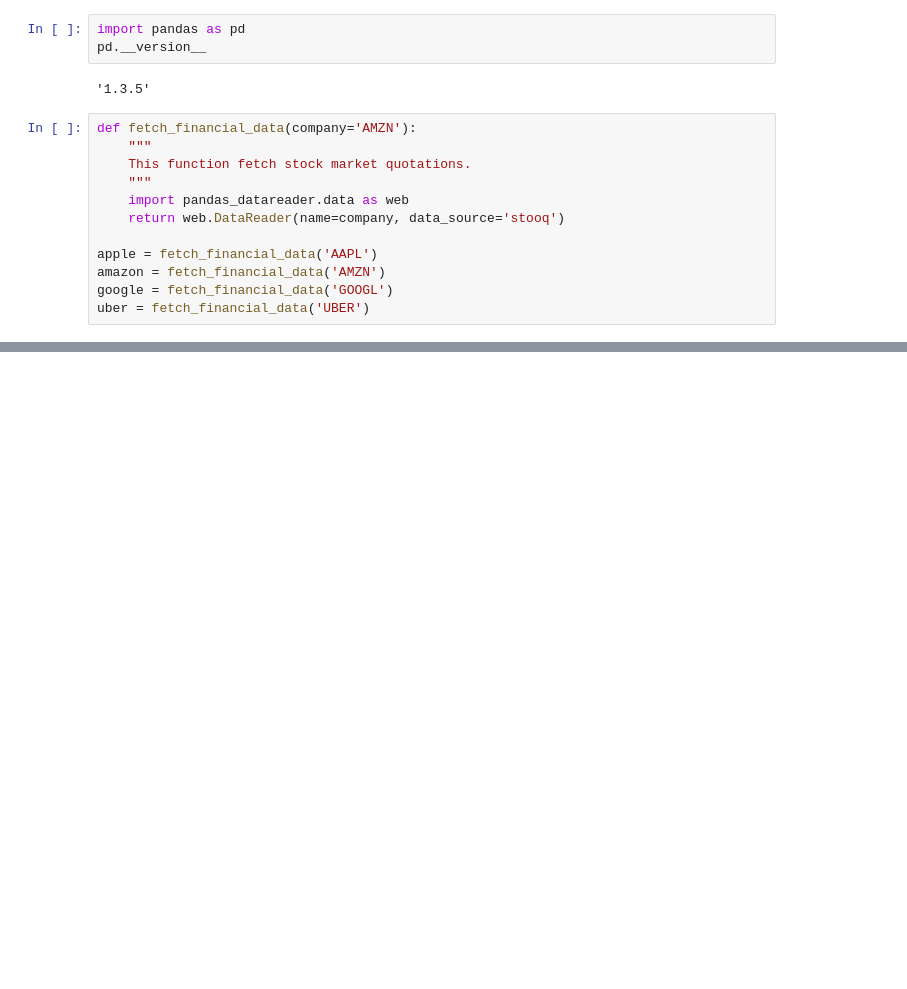
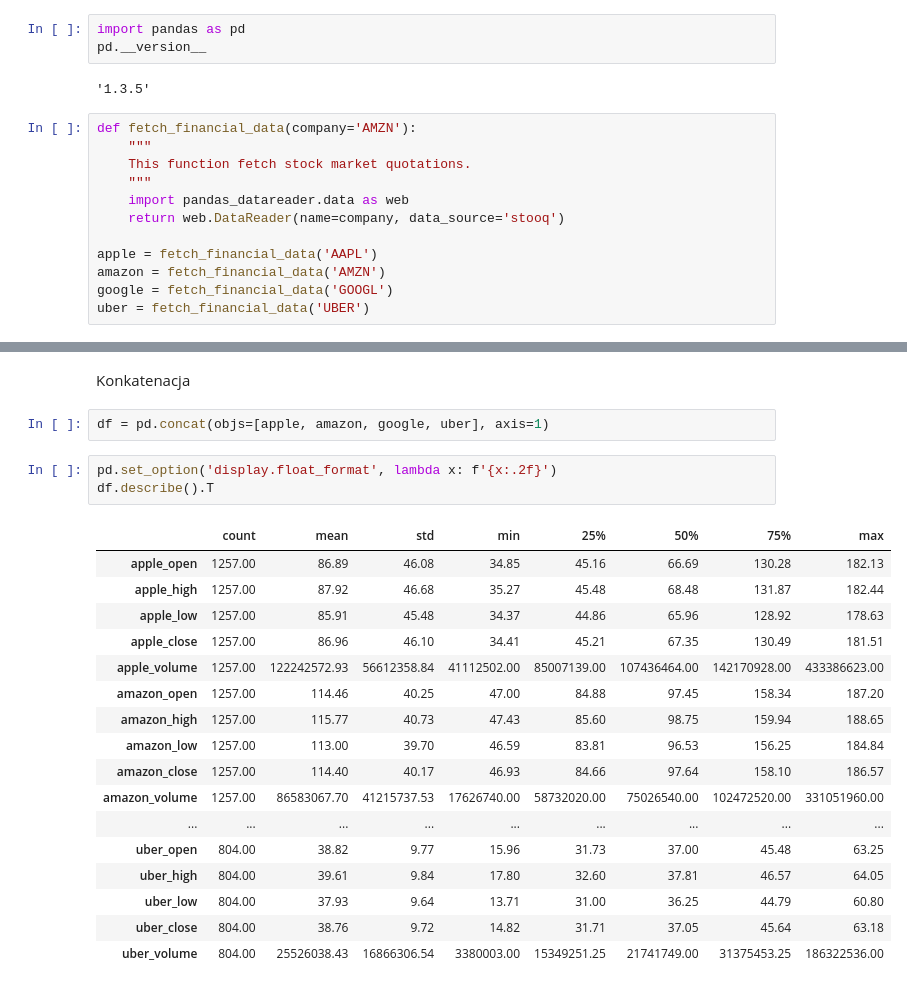
Before and after one commit to martynawl/data-science-bootcamp, a Jupyter notebook: 03_pandas.ipynb, the cells around one changed output, grey strips where cells are left out. Saved outputs shown, nothing was run; the diff lists cells and outputs as text; blank space fills up the shorter version.

```diff
--- a/03_pandas.ipynb
+++ b/03_pandas.ipynb
@@ -1360,0 +1418,25 @@ uber = fetch_financial_data('UBER')
+# %% [markdown]
+Konkatenacja
+# %%
+df = pd.concat(objs=[apple, amazon, google, uber], axis=1)
+# %%
+pd.set_option('display.float_format', lambda x: f'{x:.2f}')
+df.describe().T
+# %% [output]
+|  | count | mean | std | min | 25% | 50% | 75% | max |
+| apple_open | 1257.00 | 86.89 | 46.08 | 34.85 | 45.16 | 66.69 | 130.28 | 182.13 |
+| apple_high | 1257.00 | 87.92 | 46.68 | 35.27 | 45.48 | 68.48 | 131.87 | 182.44 |
+| apple_low | 1257.00 | 85.91 | 45.48 | 34.37 | 44.86 | 65.96 | 128.92 | 178.63 |
+| apple_close | 1257.00 | 86.96 | 46.10 | 34.41 | 45.21 | 67.35 | 130.49 | 181.51 |
+| apple_volume | 1257.00 | 122242572.93 | 56612358.84 | 41112502.00 | 85007139.00 | 107436464.00 | 142170928.00 | 433386623.00 |
+| amazon_open | 1257.00 | 114.46 | 40.25 | 47.00 | 84.88 | 97.45 | 158.34 | 187.20 |
+| amazon_high | 1257.00 | 115.77 | 40.73 | 47.43 | 85.60 | 98.75 | 159.94 | 188.65 |
+| amazon_low | 1257.00 | 113.00 | 39.70 | 46.59 | 83.81 | 96.53 | 156.25 | 184.84 |
+| amazon_close | 1257.00 | 114.40 | 40.17 | 46.93 | 84.66 | 97.64 | 158.10 | 186.57 |
+| amazon_volume | 1257.00 | 86583067.70 | 41215737.53 | 17626740.00 | 58732020.00 | 75026540.00 | 102472520.00 | 331051960.00 |
+| ... | ... | ... | ... | ... | ... | ... | ... | ... |
+| uber_open | 804.00 | 38.82 | 9.77 | 15.96 | 31.73 | 37.00 | 45.48 | 63.25 |
+| uber_high | 804.00 | 39.61 | 9.84 | 17.80 | 32.60 | 37.81 | 46.57 | 64.05 |
+| uber_low | 804.00 | 37.93 | 9.64 | 13.71 | 31.00 | 36.25 | 44.79 | 60.80 |
+| uber_close | 804.00 | 38.76 | 9.72 | 14.82 | 31.71 | 37.05 | 45.64 | 63.18 |
+| uber_volume | 804.00 | 25526038.43 | 16866306.54 | 3380003.00 | 15349251.25 | 21741749.00 | 31375453.25 | 186322536.00 |
```
Also changed, not shown: parts of 37 cells of this notebook.
